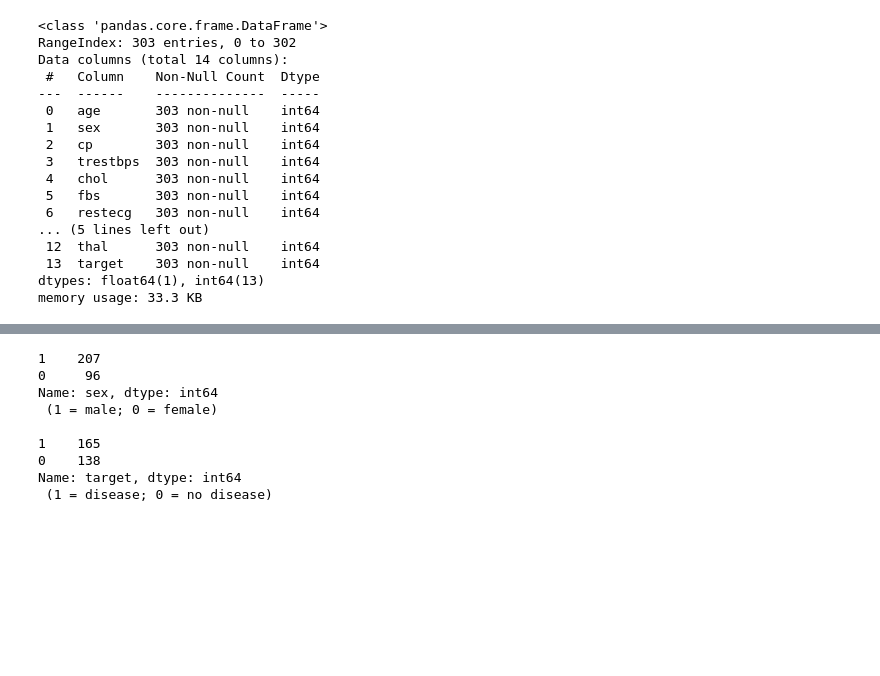
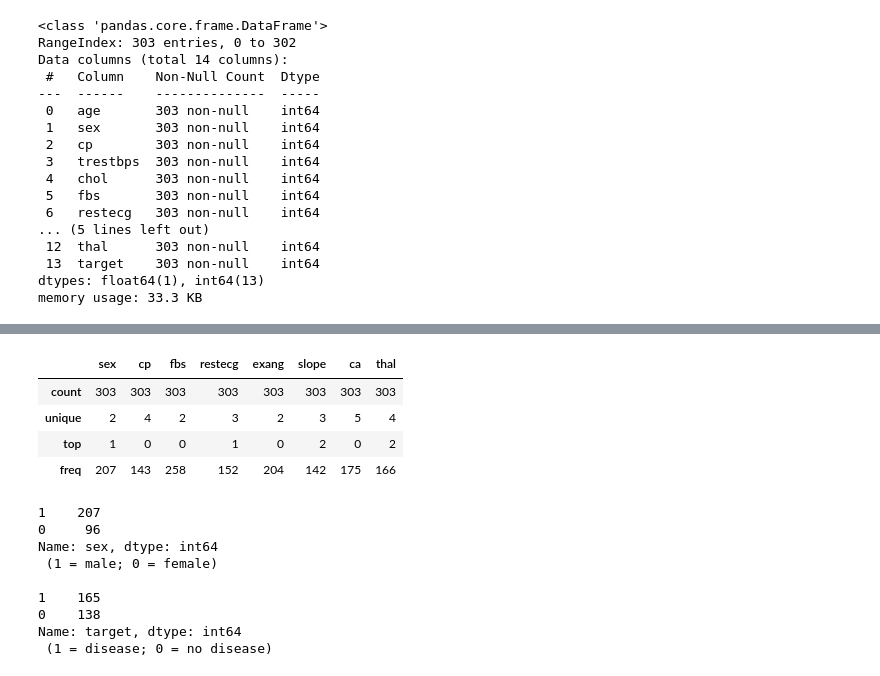
Before and after one commit to truEngineer/made_ml_prod, a Jupyter notebook: ml_project/notebooks/EDA.ipynb, the cells around one changed output, grey strips where cells are left out. Drawn from its saved outputs; the diff is of its cells as text; code cells hidden in the pictures; blank space fills up the shorter version.

```diff
--- a/ml_project/notebooks/EDA.ipynb
+++ b/ml_project/notebooks/EDA.ipynb
@@ -73,3 +85,12 @@ memory usage: 33.3 KB
+# %%
+cat_columns = ["sex", "cp", "fbs", "restecg", "exang", "slope", "ca", "thal"]
+heart_df[cat_columns].astype("category").describe()
+# %% [output]
+|  | sex | cp | fbs | restecg | exang | slope | ca | thal |
+| count | 303 | 303 | 303 | 303 | 303 | 303 | 303 | 303 |
+| unique | 2 | 4 | 2 | 3 | 2 | 3 | 5 | 4 |
+| top | 1 | 0 | 0 | 1 | 0 | 2 | 0 | 2 |
+| freq | 207 | 143 | 258 | 152 | 204 | 142 | 175 | 166 |
 # %%
 print(f"{heart_df.sex.value_counts()} \n (1 = male; 0 = female) \n")
 print(f"{heart_df.target.value_counts()} \n (1 = disease; 0 = no disease) \n")
```
Also changed, not shown: parts of 4 cells of this notebook, 41 other files.
